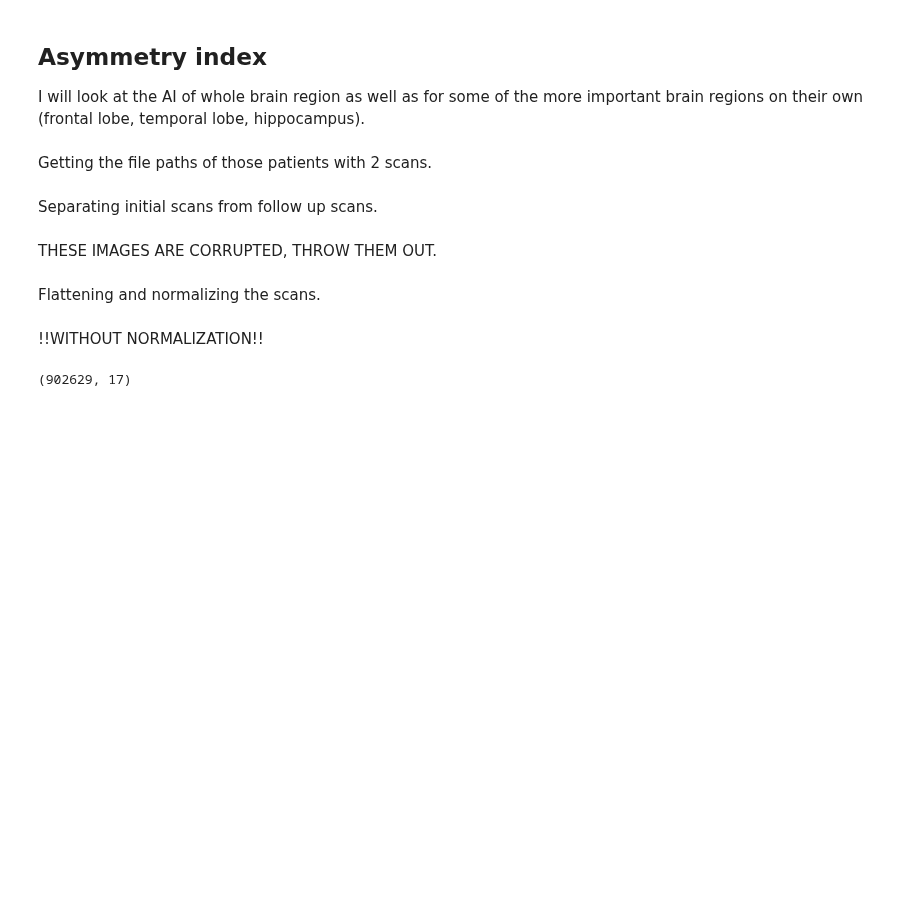
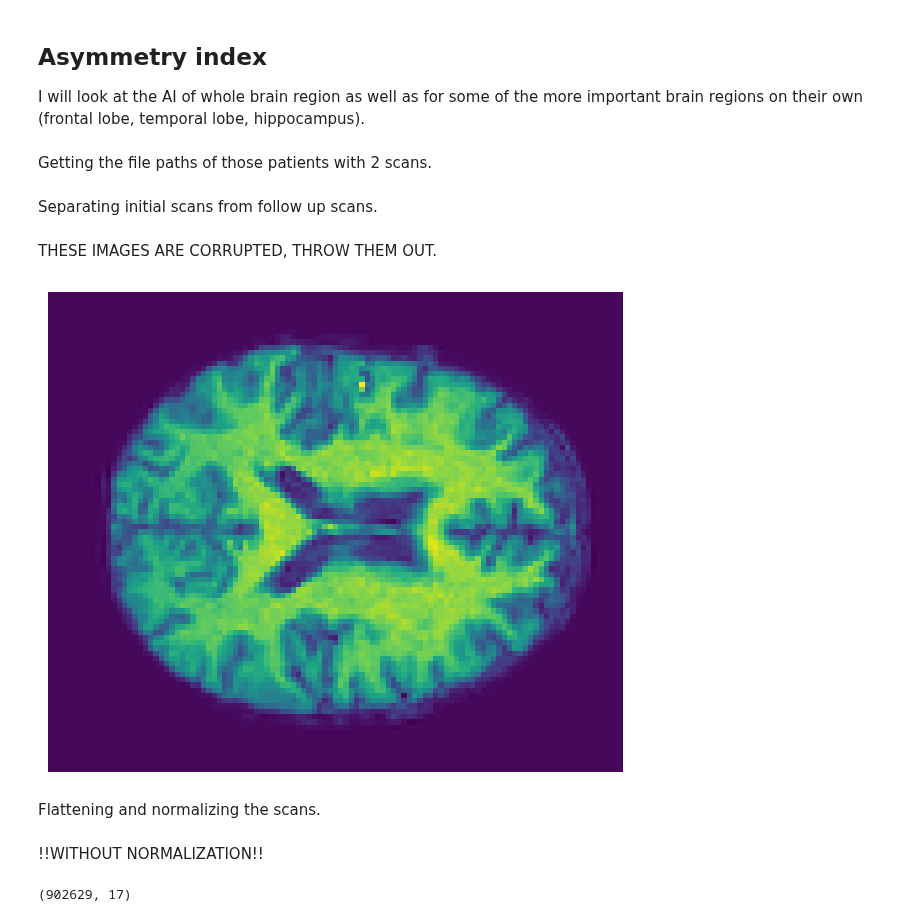
Before and after one commit to Crtox/asymmetryAD, a Jupyter notebook: code/test_retest.ipynb, the cells around one changed output. Cells and saved outputs as stored; diff of their text form; code cells hidden in the pictures; blank space fills up the shorter version.

```diff
--- a/code/test_retest.ipynb
+++ b/code/test_retest.ipynb
@@ -173,6 +173,16 @@ indices_to_remove = [3, 6, 11, 12]
 # Use list comprehension to create new arrays with the unwanted indices removed
 first_mprage = [value for idx, value in enumerate(first_mprage) if idx not in indices_to_remove]
 second_mprage = [value for idx, value in enumerate(second_mprage) if idx not in indices_to_remove]
+# %%
+img = nib.load(first_fspgr[0])
+img = img.get_fdata()
+
+plt.axis('off')
+plt.imshow(img[:, :, 45])
+plt.subplots_adjust(left=0, right=1, top=1, bottom=0)
+#plt.savefig(savePath + 'fspgr_example.png')
+# %% [output]
+[figure, added]
 # %% [markdown]
 Flattening and normalizing the scans.
 # %%
```
Also changed, not shown: parts of 10 cells of this notebook, 2 other files.
